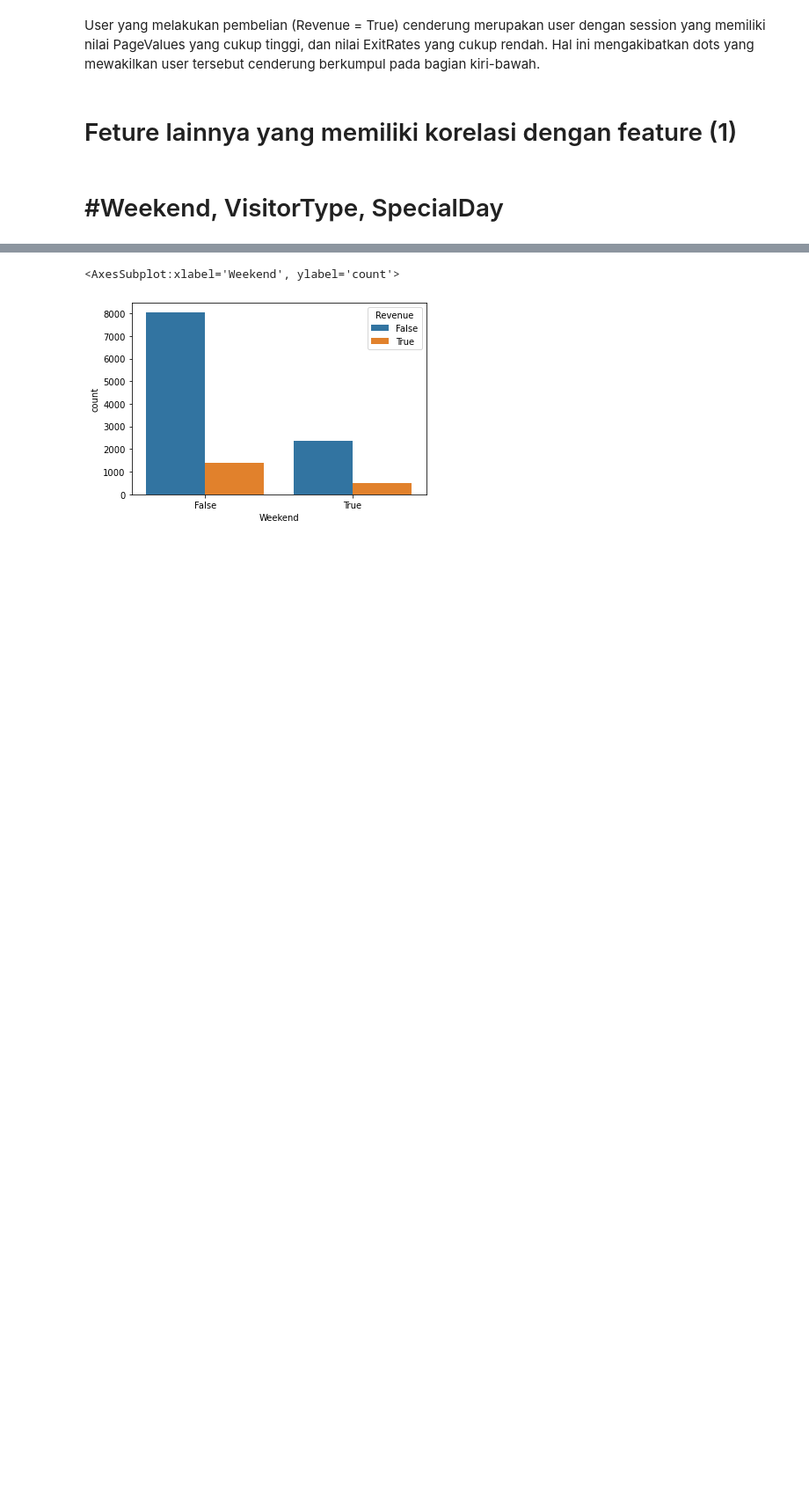
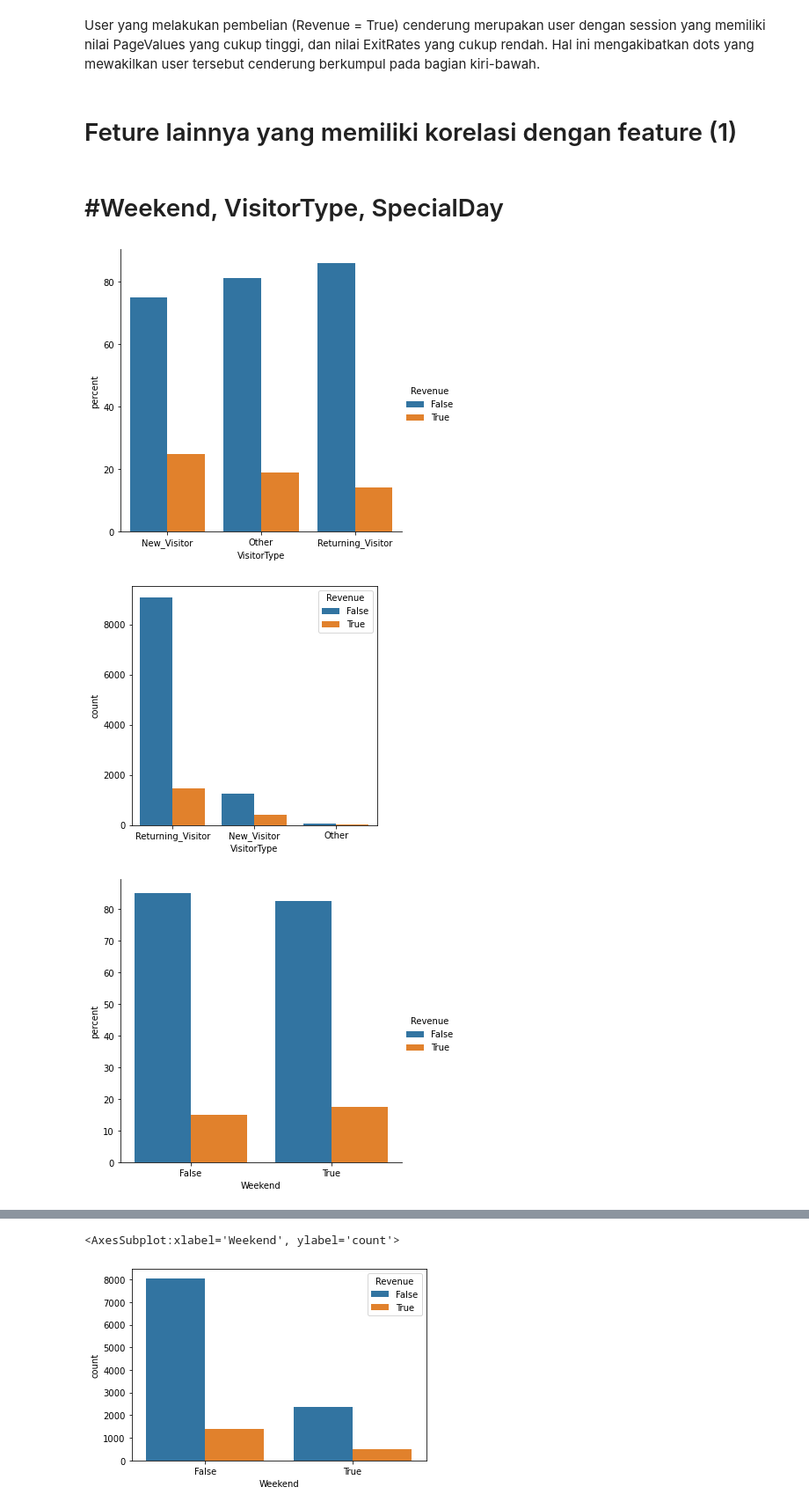
Before and after one commit to angnvi/Ijo-Lumut, a Jupyter notebook: EDA - Multivariate Analysis.ipynb, the cells around one changed output, grey strips where cells are left out. Shown at 88% size. Saved outputs shown, nothing was run; the diff lists cells and outputs as text; code cells hidden in the pictures; blank space fills up the shorter version.

```diff
--- a/EDA - Multivariate Analysis.ipynb
+++ b/EDA - Multivariate Analysis.ipynb
@@ -165,3 +166,20 @@ User yang melakukan pembelian (Revenue = True) cenderung merupakan user dengan s
 # Feture lainnya yang memiliki korelasi dengan feature (1)
 # %% [markdown]
 # #Weekend, VisitorType, SpecialDay
+# %%
+# ViitorType dan Weekend
+user = ['VisitorType', 'Weekend', 'Month']
+y = 'Revenue'
+
+plt.rcParams['figure.figsize'] = 5, 5
+for x in user:
+  (df.groupby(x)[y].value_counts(normalize = True).mul(100).rename('percent').reset_index()
+  .pipe((sns.catplot,'data'), x = x, y = 'percent', hue = y, kind = 'bar'))
+  plt.show()
+
+  sns.countplot(df[x], hue = df['Revenue'])
+  plt.show()
+# %% [output]
+[figure, added]
+[figure, added]
+[figure, added]
```
Also changed, not shown: parts of 4 cells of this notebook, 1 other file.
